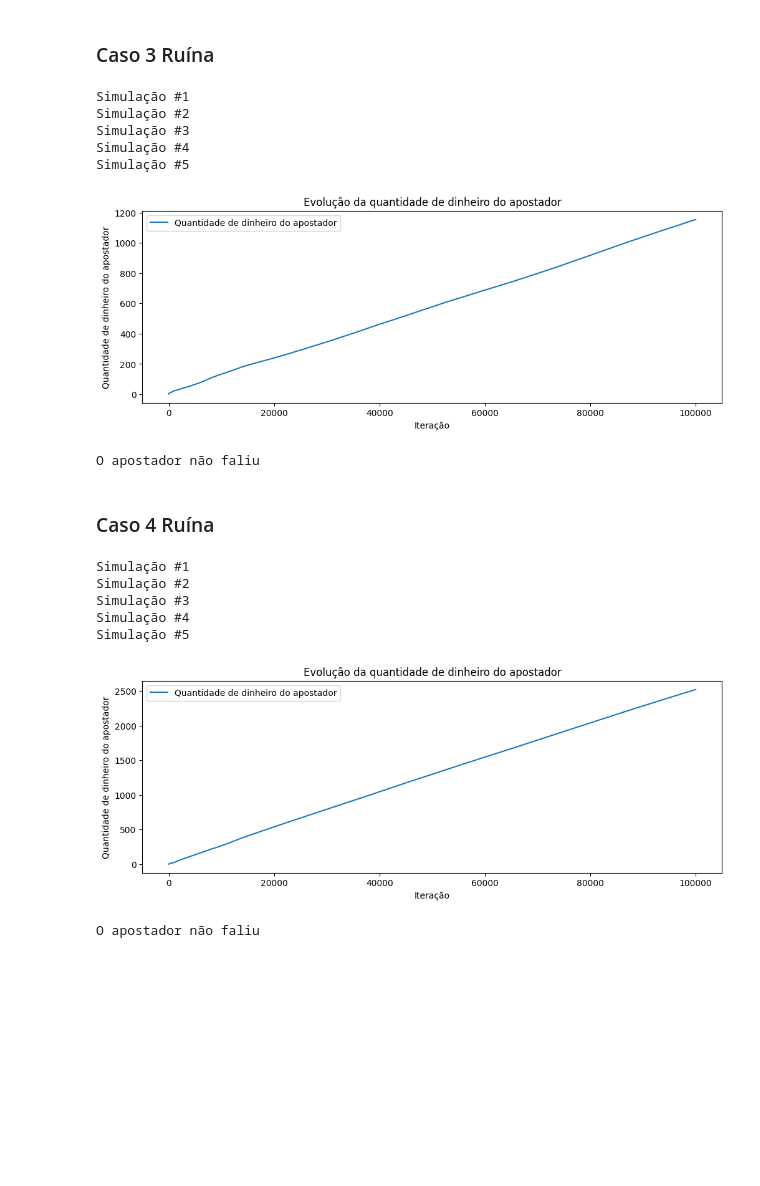
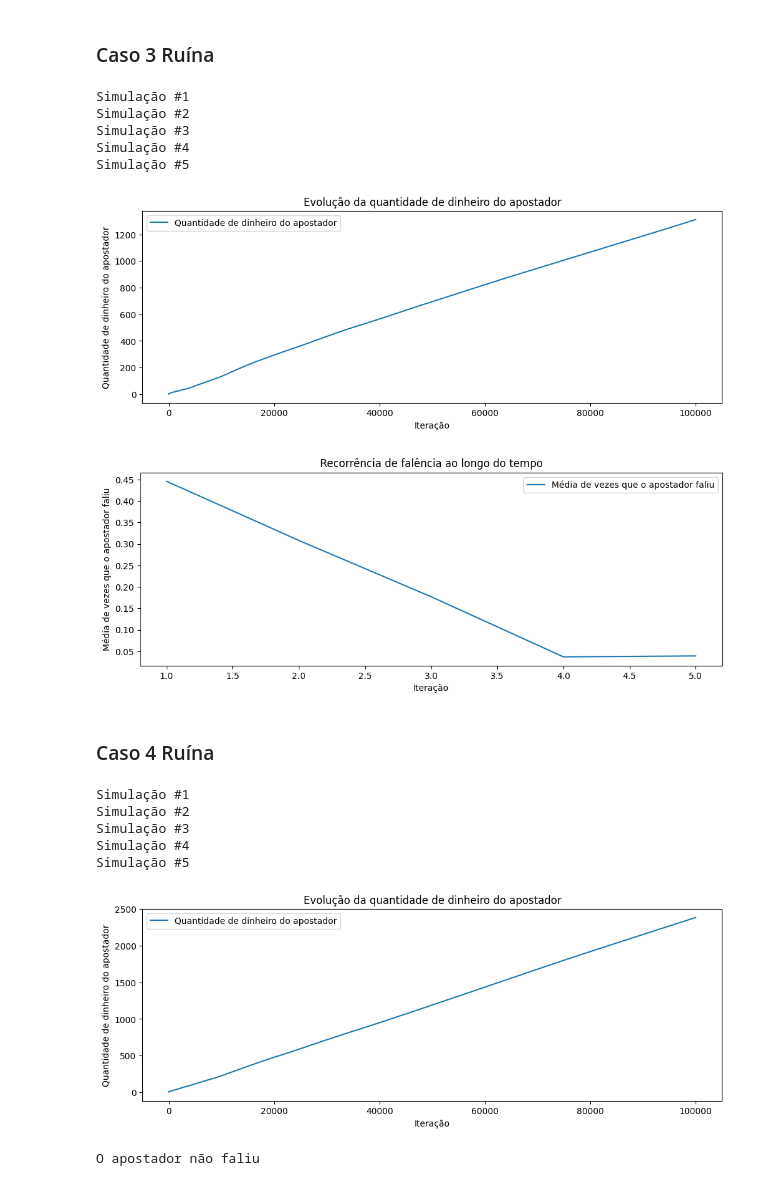
Before and after one commit to naccaratocarolina/AD-23.2, a Jupyter notebook: final.ipynb, the cells around one changed output. Drawn from its saved outputs; the diff is of its cells as text; code cells hidden in the pictures; blank space fills up the shorter version.

Commit message:
Re-run gambler - final version

```diff
--- a/final.ipynb
+++ b/final.ipynb
@@ -153,7 +153,7 @@ def gambler_ruin(lambda_, mi_, goal, starting_amount, infinity=False, verbose=Fa
             return Event('Lose', timestamp, -1)
 
     # Plano de controle (enquanto o apostador não atingir o objetivo ou falir)
-    while (N > 0 and (N < goal or goal == -1)) or infinity:
+    while (N > 0 and (N < goal or goal == -1)):
         round += 1
         event = schedule_event(p, round)
         N += event.id
@@ -590,25 +590,25 @@ O sistema não ficou ocioso
 ### Caso 3 Ruína
 # %%
 lambda_, mu_ = 1.05, 1
-mean_E_N, mean_W, mean_cdf_e_N, mean_cdf_e_W, mean_prob_ocioso  = calculadoraSimulacao(gambler_run_many(lambda_, mu_, 5000, 1, i=5, infinity=True), cdf=False)
+mean_E_N, mean_W, mean_cdf_e_N, mean_cdf_e_W, mean_prob_ocioso  = calculadoraSimulacao(gambler_run_many(lambda_, mu_, -1, 1, i=5, infinity=True), cdf=False)
 plotar_grafico_media(mean_E_N, titulo='Evolução da quantidade de dinheiro do apostador', nome_eixo_x='Iteração', nome_eixo_y='Quantidade de dinheiro do apostador')
 if len(mean_prob_ocioso) > 0:
     plotar_grafico_media(mean_prob_ocioso, titulo='Recorrência de falência ao longo do tempo', nome_eixo_x='Iteração', nome_eixo_y='Média de vezes que o apostador faliu')
 else:
     print('O apostador não faliu')
 # %% [output]
 Simulação #1
 Simulação #2
 Simulação #3
 Simulação #4
 Simulação #5
-[figure, old version]
+[figure, new version]
-O apostador não faliu
+[figure, added]
 # %% [markdown]
 ### Caso 4 Ruína
 # %%
 lambda_, mu_ = 1.10, 1
-mean_E_N, mean_W, mean_cdf_e_N, mean_cdf_e_W, mean_prob_ocioso  = calculadoraSimulacao(gambler_run_many(lambda_, mu_, 5000, 1, i=5, infinity=True), cdf=False)
+mean_E_N, mean_W, mean_cdf_e_N, mean_cdf_e_W, mean_prob_ocioso  = calculadoraSimulacao(gambler_run_many(lambda_, mu_, -1, 1, i=5, infinity=True), cdf=False)
 plotar_grafico_media(mean_E_N, titulo='Evolução da quantidade de dinheiro do apostador', nome_eixo_x='Iteração', nome_eixo_y='Quantidade de dinheiro do apostador')
 if len(mean_prob_ocioso) > 0:
     plotar_grafico_media(mean_prob_ocioso, titulo='Recorrência de falência ao longo do tempo', nome_eixo_x='Iteração', nome_eixo_y='Média de vezes que o apostador faliu')
@@ -620,5 +620,5 @@ Simulação #2
 Simulação #3
 Simulação #4
 Simulação #5
-[figure, old version]
+[figure, new version]
 O apostador não faliu
```
Also changed, not shown: parts of 8 cells of this notebook.
